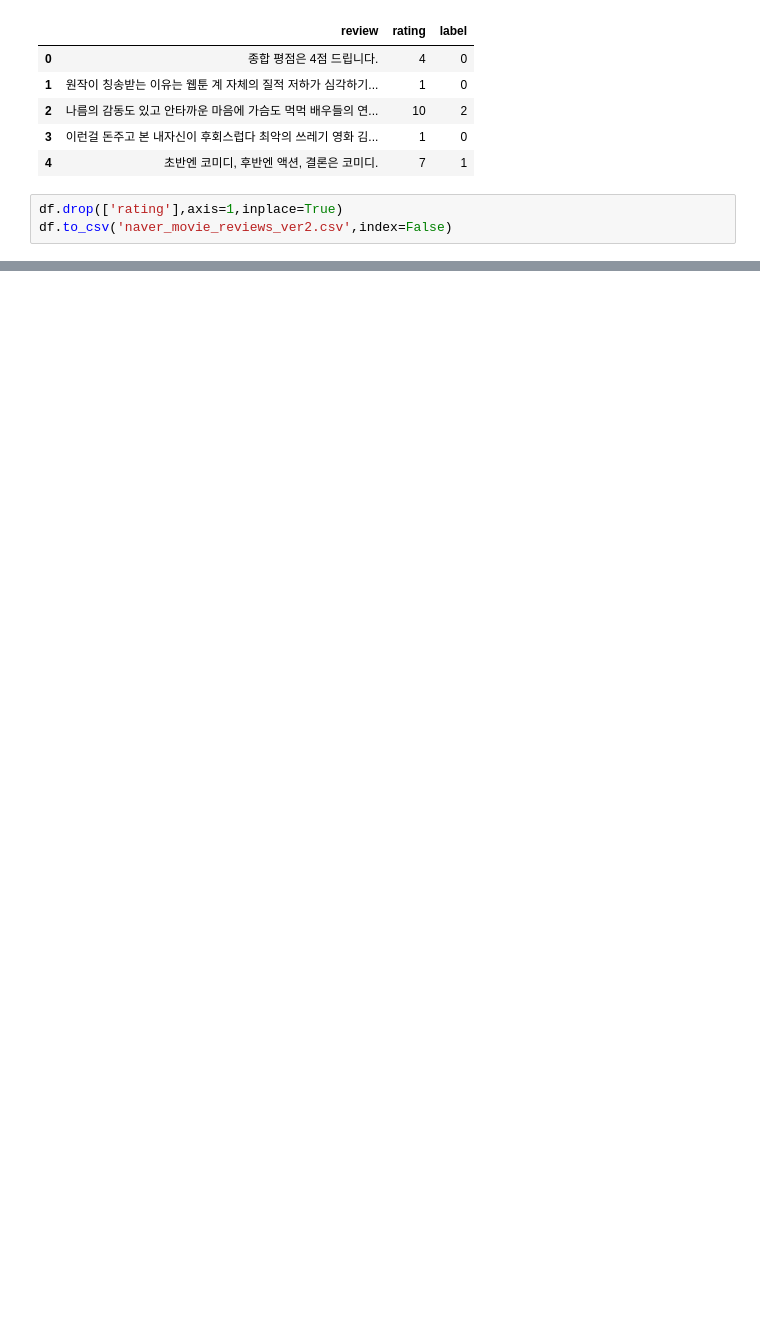
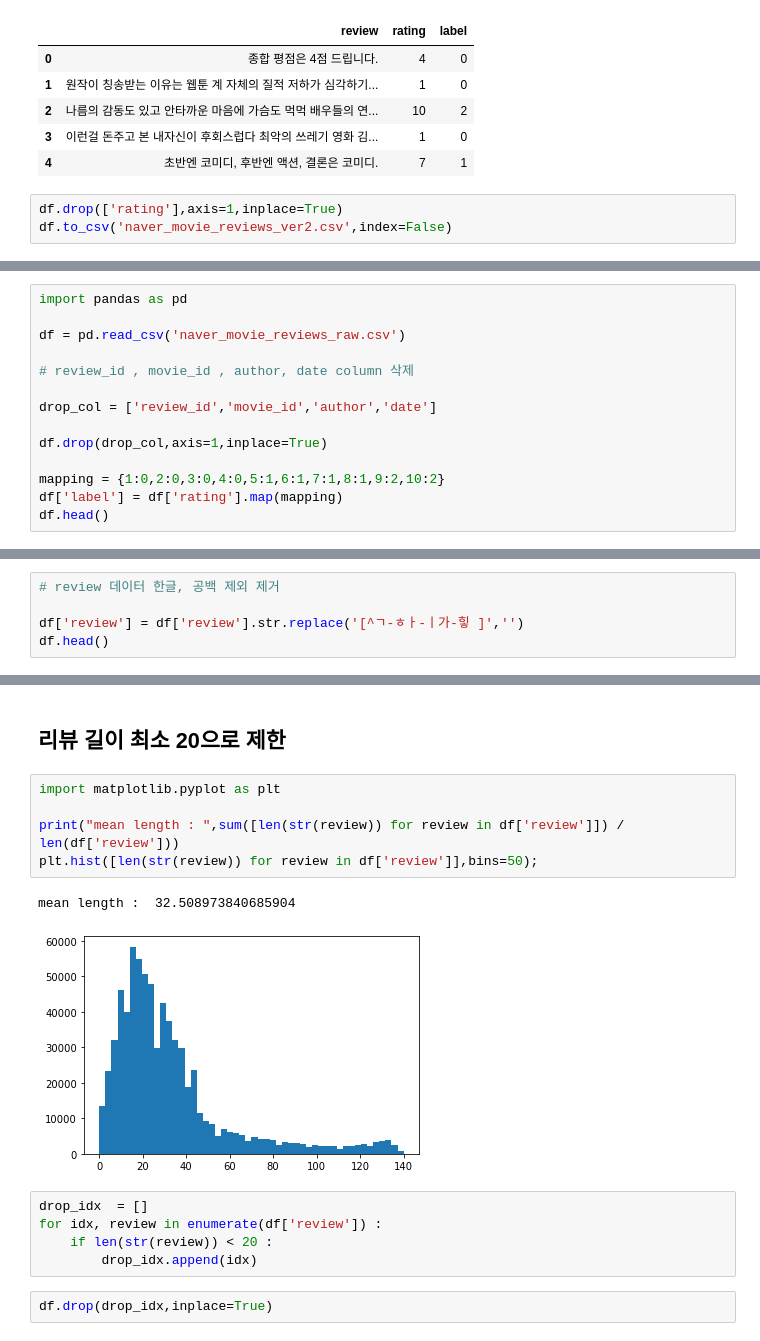
Before and after one commit to wonsgong/NLP, a Jupyter notebook: 7. Text Classification/Naver Movie Review/Naver moive reviews data.ipynb, the cells around one changed output, grey strips where cells are left out. Cells and saved outputs as stored; diff of their text form; blank space fills up the shorter version.

Commit message:
Naver Movie Review

```diff
--- a/7. Text Classification/Naver Movie Review/Naver moive reviews data.ipynb
+++ b/7. Text Classification/Naver Movie Review/Naver moive reviews data.ipynb
@@ -103,0 +109,14 @@ df.to_csv('naver_movie_reviews_ver2.csv',index=False)
+# %%
+import pandas as pd
+
+df = pd.read_csv('naver_movie_reviews_raw.csv')
+
+# review_id , movie_id , author, date column 삭제
+
+drop_col = ['review_id','movie_id','author','date']
+
+df.drop(drop_col,axis=1,inplace=True)
+
+mapping = {1:0,2:0,3:0,4:0,5:1,6:1,7:1,8:1,9:2,10:2}
+df['label'] = df['rating'].map(mapping)
+df.head()
@@ -103,0 +130,5 @@ df.to_csv('naver_movie_reviews_ver2.csv',index=False)
+# %%
+# review 데이터 한글, 공백 제외 제거
+
+df['review'] = df['review'].str.replace('[^ㄱ-ㅎㅏ-ㅣ가-힣 ]','')
+df.head()
@@ -103,0 +142,17 @@ df.to_csv('naver_movie_reviews_ver2.csv',index=False)
+# %% [markdown]
+## 리뷰 길이 최소 20으로 제한
+# %%
+import matplotlib.pyplot as plt
+
+print("mean length : ",sum([len(str(review)) for review in df['review']]) / len(df['review']))
+plt.hist([len(str(review)) for review in df['review']],bins=50);
+# %% [output]
+mean length :  32.508973840685904
+[figure, added]
+# %%
+drop_idx  = []
+for idx, review in enumerate(df['review']) :
+    if len(str(review)) < 20 :
+        drop_idx.append(idx)
+# %%
+df.drop(drop_idx,inplace=True)
```
Also changed, not shown: parts of 9 cells of this notebook, 6 other files.
